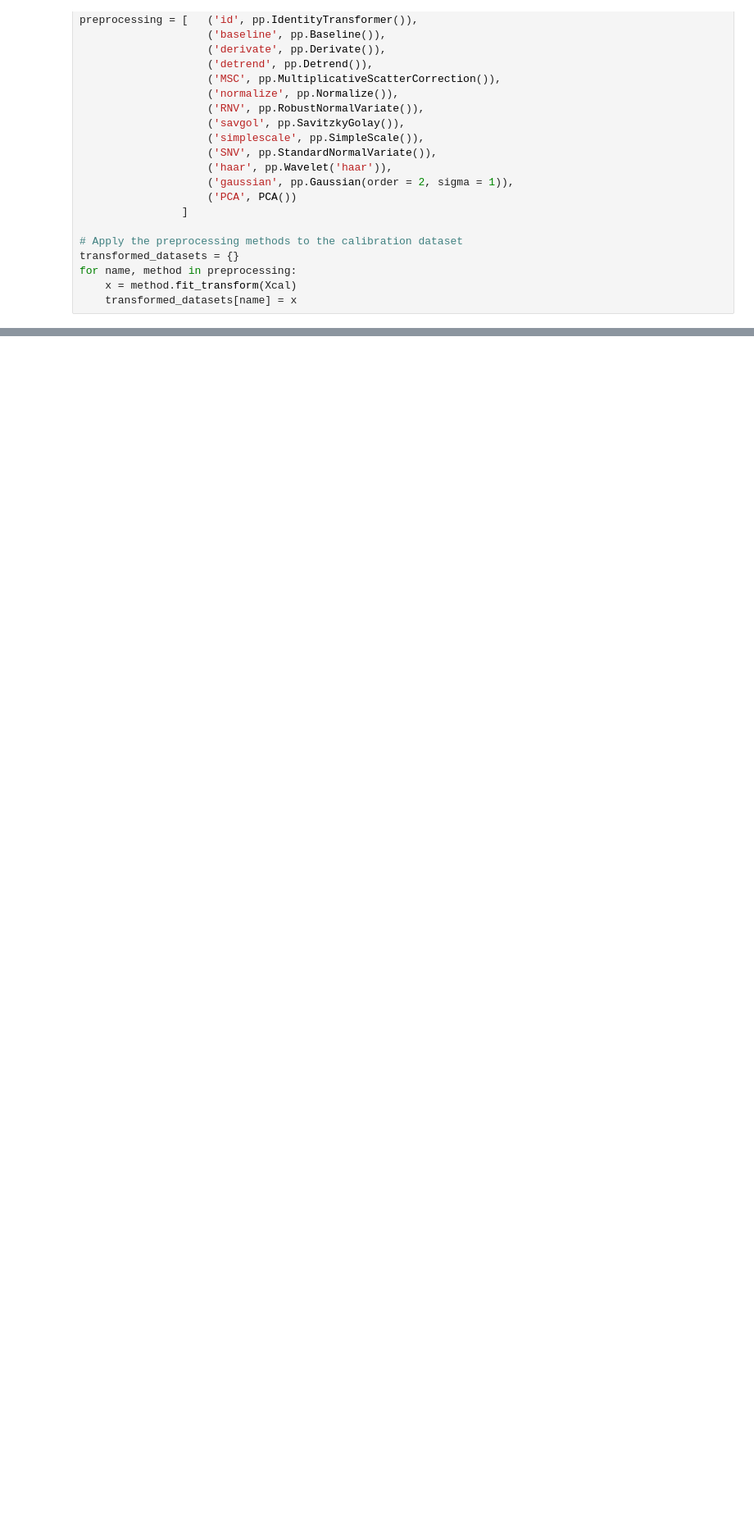
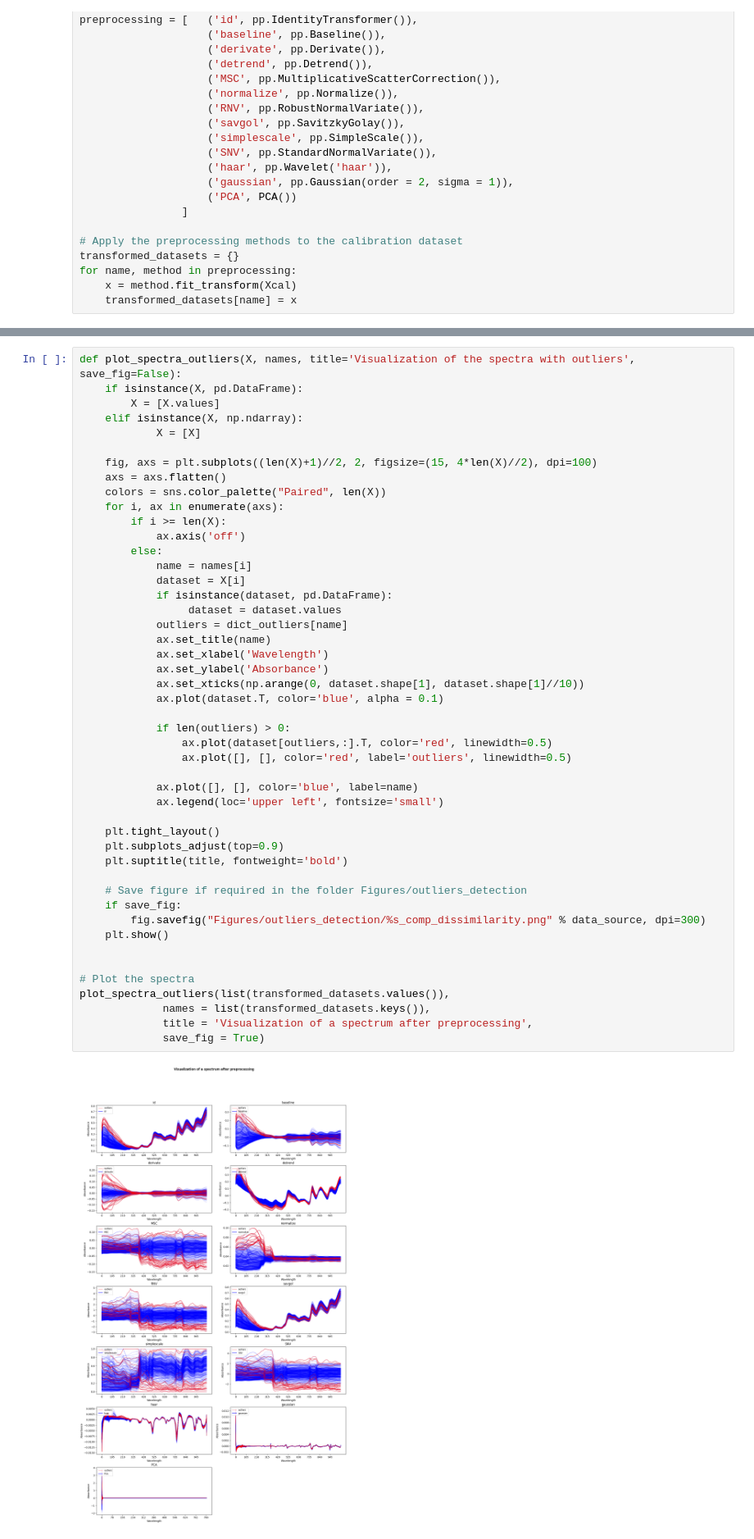
Before and after one commit to rreiter37/CIRAD_PhD_Robin, a Jupyter notebook: outliers_detection.ipynb, the cells around one changed output, grey strips where cells are left out. Shown at 82% size. Saved outputs shown, nothing was run; the diff lists cells and outputs as text; blank space fills up the shorter version.

Commit message:
outliers start coding ddt

```diff
--- a/outliers_detection.ipynb
+++ b/outliers_detection.ipynb
@@ -156,0 +136,49 @@ plt.show()
+# %%
+def plot_spectra_outliers(X, names, title='Visualization of the spectra with outliers', save_fig=False):
+    if isinstance(X, pd.DataFrame):
+        X = [X.values]
+    elif isinstance(X, np.ndarray):
+            X = [X]
+
+    fig, axs = plt.subplots((len(X)+1)//2, 2, figsize=(15, 4*len(X)//2), dpi=100)
+    axs = axs.flatten()
+    colors = sns.color_palette("Paired", len(X))
+    for i, ax in enumerate(axs):
+        if i >= len(X):
+            ax.axis('off')
+        else:
+            name = names[i]
+            dataset = X[i]
+            if isinstance(dataset, pd.DataFrame):
+                 dataset = dataset.values
+            outliers = dict_outliers[name]
+            ax.set_title(name)
+            ax.set_xlabel('Wavelength')
+            ax.set_ylabel('Absorbance')
+            ax.set_xticks(np.arange(0, dataset.shape[1], dataset.shape[1]//10))
+            ax.plot(dataset.T, color='blue', alpha = 0.1)
+
+            if len(outliers) > 0:
+                ax.plot(dataset[outliers,:].T, color='red', linewidth=0.5)
+                ax.plot([], [], color='red', label='outliers', linewidth=0.5)
+
+            ax.plot([], [], color='blue', label=name)
+            ax.legend(loc='upper left', fontsize='small')
+
+    plt.tight_layout()
+    plt.subplots_adjust(top=0.9)
+    plt.suptitle(title, fontweight='bold')
+
+    # Save figure if required in the folder Figures/outliers_detection
+    if save_fig:
+        fig.savefig("Figures/outliers_detection/%s_comp_dissimilarity.png" % data_source, dpi=300)
+    plt.show()
+
+
+# Plot the spectra
+plot_spectra_outliers(list(transformed_datasets.values()),
+             names = list(transformed_datasets.keys()),
+             title = 'Visualization of a spectrum after preprocessing',
+             save_fig = True)
+# %% [output]
+[figure, added]
```
Also changed, not shown: parts of 9 cells of this notebook, 7 other files.
